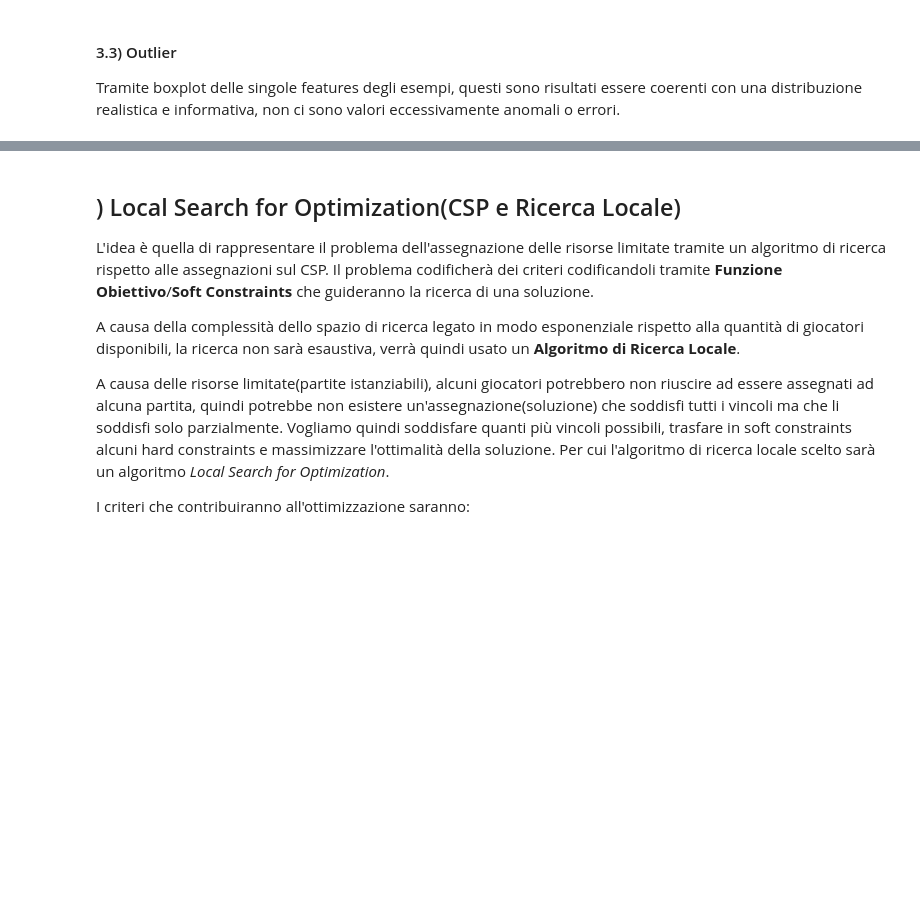
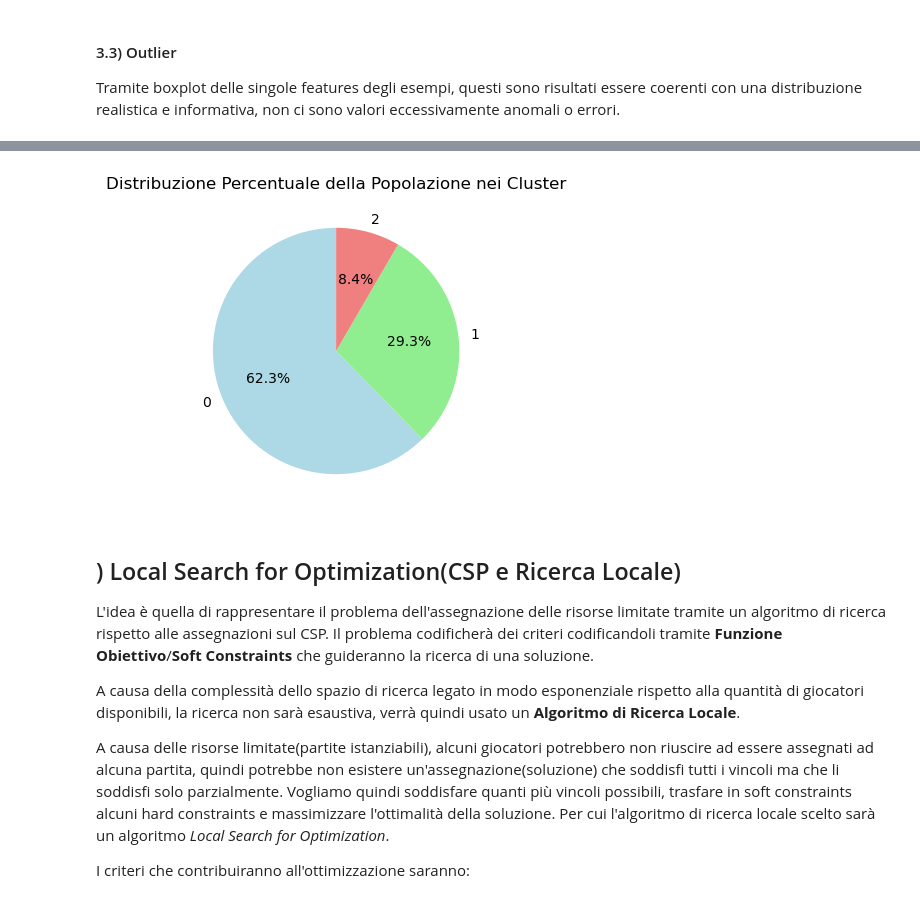
Before and after one commit to RayCatcherS/KnowledgeEngineeringProject, a Jupyter notebook: NotebookSource.ipynb, the cells around one changed output, grey strips where cells are left out. Drawn from its saved outputs; the diff is of its cells as text; code cells hidden in the pictures; blank space fills up the shorter version.

```diff
--- a/NotebookSource.ipynb
+++ b/NotebookSource.ipynb
@@ -138,3 +202,44 @@ Specificamente al nostro problema ci servirà intercettare le k classi di giocat
+# %%
+k = 3
+kmeans = KMeans(n_clusters=k, init='k-means++', max_iter=300, n_init=10)
+kmeans.fit(X)
+
+
+# aggiunta delle label risultanti(classi) ai dataset preprocessati
+dfStandClustered = pd.read_csv('datasets/unsupervised_learning_datasets/df_standardized_preprocessed.csv')
+dfClustered = pd.read_csv('datasets/df_preprocessed.csv')
+
+
+# aggiunta label classe giocatore ai due dataset
+dfStandClustered['cluster_label'] = kmeans.labels_
+dfClustered['cluster_label'] = kmeans.labels_
+
+
+# salvataggio del dataset con label sulla classe(clustering) del giocatore
+file_path = 'datasets/player_class_datasets/df_stand_preproc_class_lab.csv'
+if os.path.exists(file_path):
+    os.remove(file_path)
+dfStandClustered.to_csv(file_path, index=False)
+
+file_path = 'datasets/player_class_datasets/df_preproc_class_lab.csv'
+if os.path.exists(file_path):
+    os.remove(file_path)
+dfClustered.to_csv(file_path, index=False)
+# %%
+
+# Grafico a torta per mostrare la distribuzione della popolazione nei cluster
+plt.figure(figsize=(4, 4))
+
+# Conta il numero di punti in ciascun cluster
+cluster_counts = dfClustered['cluster_label'].value_counts()
+
+# Grafico a torta per mostrare la distribuzione della popolazione nei cluster
+cluster_counts.plot(kind='pie', autopct='%1.1f%%', startangle=90, colors=['lightblue', 'lightgreen', 'lightcoral'])
+plt.ylabel('')
+plt.title('Distribuzione Percentuale della Popolazione nei Cluster')
+plt.show()
+# %% [output]
+[figure, added]
 # %% [markdown]
 ## ) Local Search for Optimization(CSP e Ricerca Locale)
 
```
Also changed, not shown: parts of 11 cells of this notebook, 5 other files.
